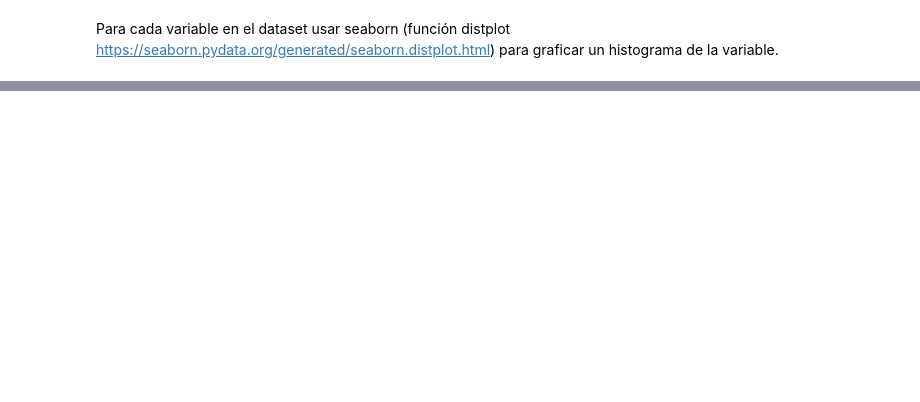
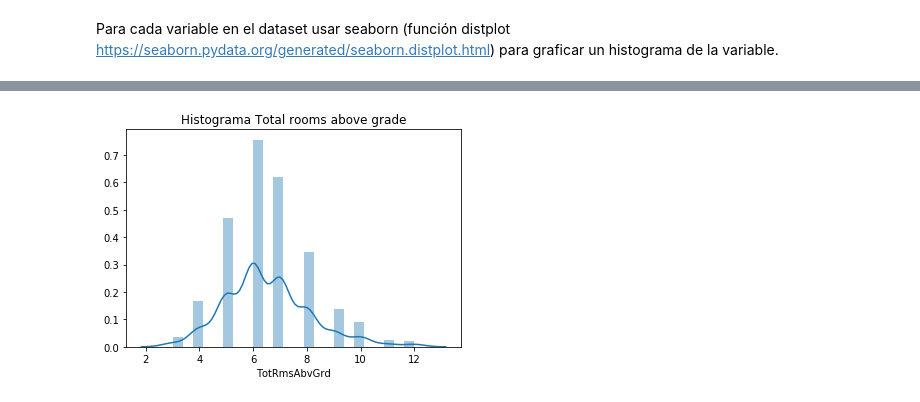
Before and after one commit to yaxha/mds-idc-proyecto, a Jupyter notebook: Proyecto-José_Barrios.ipynb, the cells around one changed output, grey strips where cells are left out. Cells and saved outputs as stored; diff of their text form; code cells hidden in the pictures; blank space fills up the shorter version.

```diff
--- a/Proyecto-José_Barrios.ipynb
+++ b/Proyecto-José_Barrios.ipynb
@@ -98,0 +148,7 @@ array([[0.29706317, 0.3585277 ],
+# %%
+#TotRmsAbvGrd
+sns.distplot(data_entrenamiento['TotRmsAbvGrd'])
+plt.title('Histograma Total rooms above grade')
+plt.show()
+# %% [output]
+[figure, added]
```
Also changed, not shown: parts of 14 cells of this notebook.
